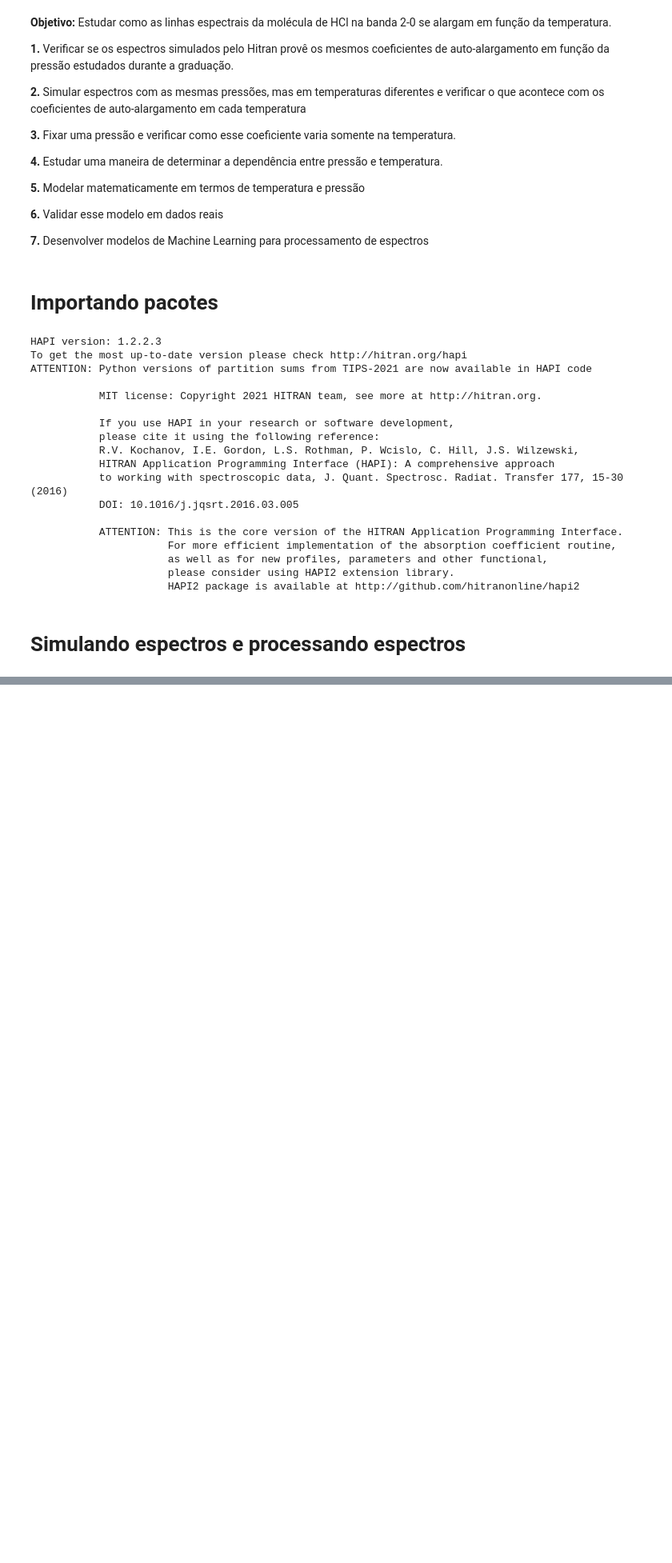
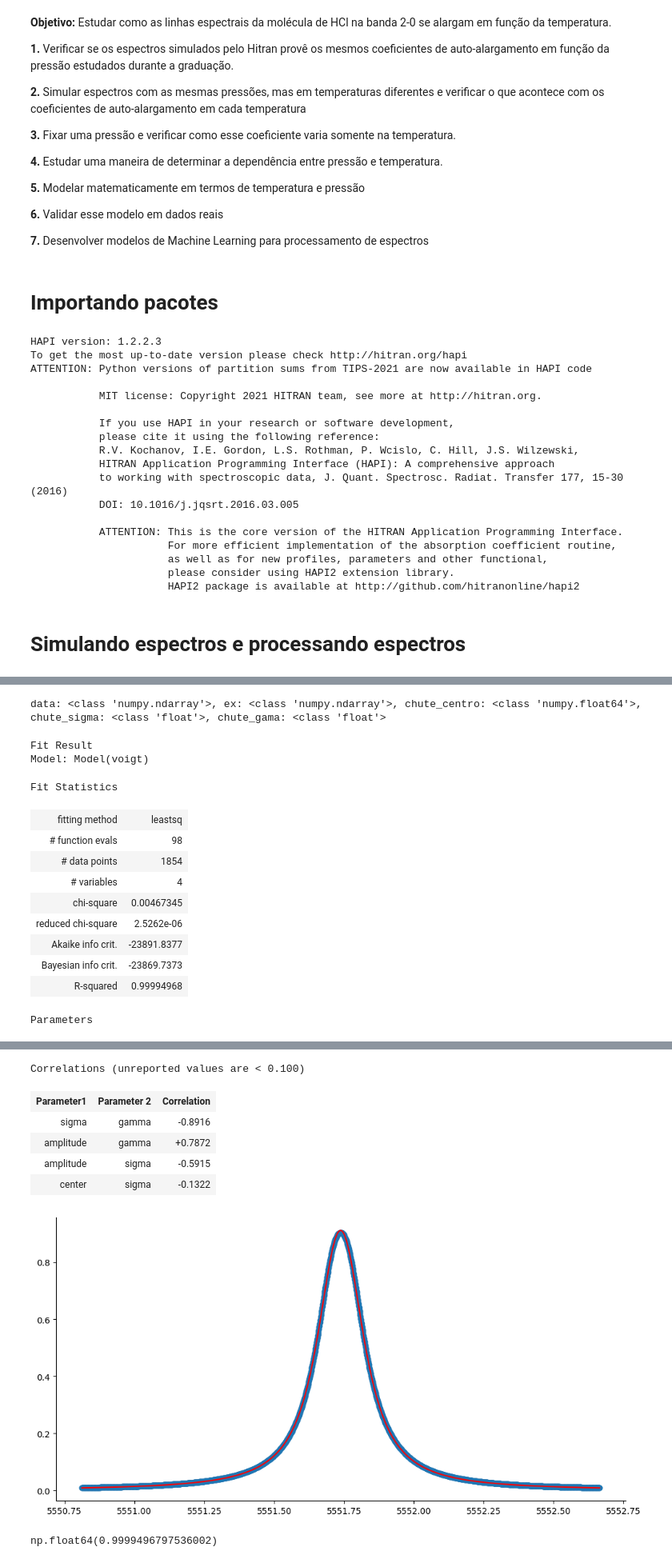
Before and after one commit to Alexandre-Esposte/LineProphet-Machine-Learning-for-Spectral-Attributes, a Jupyter notebook: src/selfBroadeningHCl.ipynb, the cells around one changed output, grey strips where cells are left out. Shown at 80% size. Cells and saved outputs as stored; diff of their text form; code cells hidden in the pictures; blank space fills up the shorter version.

```diff
--- a/src/selfBroadeningHCl.ipynb
+++ b/src/selfBroadeningHCl.ipynb
@@ -141,0 +118,22 @@ sns.scatterplot(x=lines['center'],y=lines['intensity'],hue=lines['branch'])
+# %%
+chute= 8e-3
+final, result, sucessful = fit_raia(y, x, lines.loc[7,'center'],chute, chute, vgamma=True, vsigma=True)
+
+plt.scatter(x=x,y=y)
+plt.plot(x,final,c='red')
+result
+# %% [output]
+data: <class 'numpy.ndarray'>, ex: <class 'numpy.ndarray'>, chute_centro: <class 'numpy.float64'>, chute_sigma: <class 'float'>, chute_gama: <class 'float'>
+Fit Result
+Model: Model(voigt)
+Fit Statistics
+| fitting method | leastsq |
+| # function evals | 98 |
+| # data points | 1854 |
+| # variables | 4 |
+| chi-square | 0.00467345 |
+| reduced chi-square | 2.5262e-06 |
+| Akaike info crit. | -23891.8377 |
+| Bayesian info crit. | -23869.7373 |
+| R-squared | 0.99994968 |
+Parameters
@@ -141,0 +147,11 @@ sns.scatterplot(x=lines['center'],y=lines['intensity'],hue=lines['branch'])
+Correlations (unreported values are < 0.100)
+| Parameter1 | Parameter 2 | Correlation |
+| sigma | gamma | -0.8916 |
+| amplitude | gamma | +0.7872 |
+| amplitude | sigma | -0.5915 |
+| center | sigma | -0.1322 |
+[figure, added]
+# %%
+result.rsquared
+# %% [output]
+np.float64(0.9999496797536002)
```
Also changed, not shown: parts of 9 cells of this notebook, 5 other files.
